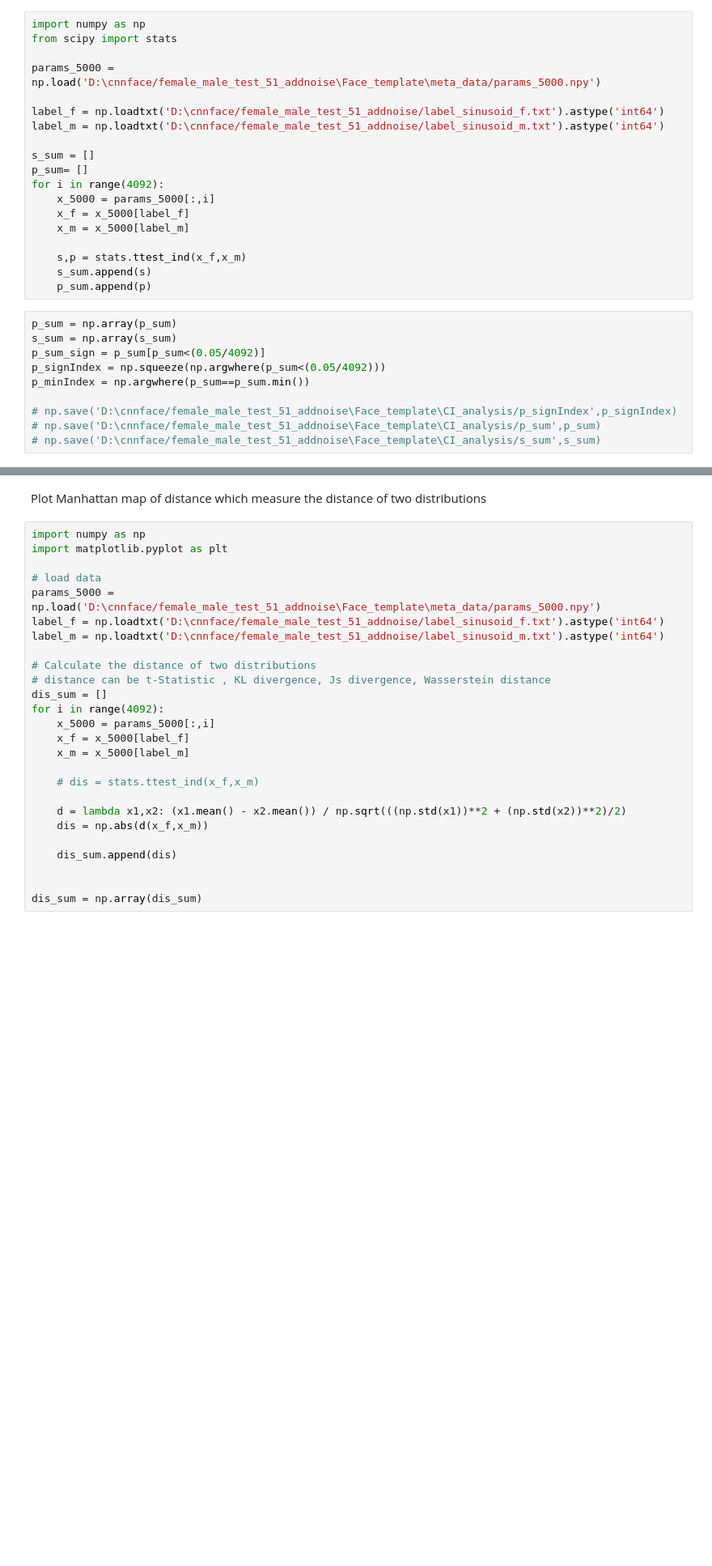
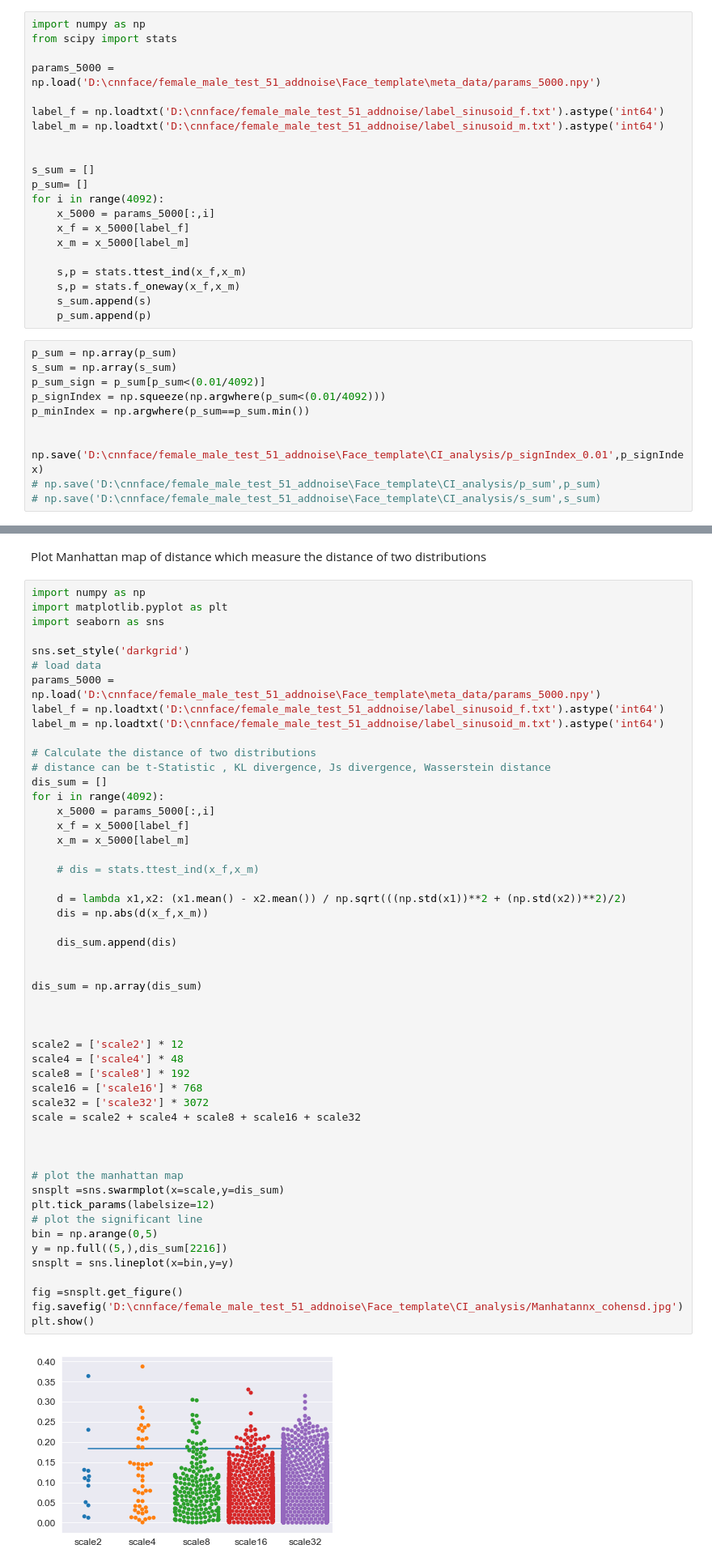
Before and after one commit to YukunQu/cnnface, a Jupyter notebook: analysis/CI_analysis.ipynb, the cells around one changed output, grey strips where cells are left out. Shown at 81% size. Drawn from its saved outputs; the diff is of its cells as text; blank space fills up the shorter version.

Commit message:
add effect heatmap and fix bugs

```diff
--- a/analysis/CI_analysis.ipynb
+++ b/analysis/CI_analysis.ipynb
@@ -113,6 +113,7 @@ params_5000 = np.load('D:\cnnface/female_male_test_51_addnoise\Face_template\met
 label_f = np.loadtxt('D:\cnnface/female_male_test_51_addnoise/label_sinusoid_f.txt').astype('int64')
 label_m = np.loadtxt('D:\cnnface/female_male_test_51_addnoise/label_sinusoid_m.txt').astype('int64')
 
+
 s_sum = []
 p_sum= []
 for i in range(4092):
@@ -121,15 +122,17 @@ for i in range(4092):
     x_m = x_5000[label_m]
 
     s,p = stats.ttest_ind(x_f,x_m)
+    s,p = stats.f_oneway(x_f,x_m)
     s_sum.append(s)
     p_sum.append(p)
 # %%
 p_sum = np.array(p_sum)
 s_sum = np.array(s_sum)
-p_sum_sign = p_sum[p_sum<(0.05/4092)]
-p_signIndex = np.squeeze(np.argwhere(p_sum<(0.05/4092)))
+p_sum_sign = p_sum[p_sum<(0.01/4092)]
+p_signIndex = np.squeeze(np.argwhere(p_sum<(0.01/4092)))
 p_minIndex = np.argwhere(p_sum==p_sum.min())
 
-# np.save('D:\cnnface/female_male_test_51_addnoise\Face_template\CI_analysis/p_signIndex',p_signIndex)
+
+np.save('D:\cnnface/female_male_test_51_addnoise\Face_template\CI_analysis/p_signIndex_0.01',p_signIndex)
 # np.save('D:\cnnface/female_male_test_51_addnoise\Face_template\CI_analysis/p_sum',p_sum)
 # np.save('D:\cnnface/female_male_test_51_addnoise\Face_template\CI_analysis/s_sum',s_sum)
@@ -217,26 +224,53 @@ Plot Manhattan map of distance which measure the distance of two distributions
 # %%
 import numpy as np
 import matplotlib.pyplot as plt
+import seaborn as sns
 
+sns.set_style('darkgrid')
 # load data
 params_5000 = np.load('D:\cnnface/female_male_test_51_addnoise\Face_template\meta_data/params_5000.npy')
 label_f = np.loadtxt('D:\cnnface/female_male_test_51_addnoise/label_sinusoid_f.txt').astype('int64')
 label_m = np.loadtxt('D:\cnnface/female_male_test_51_addnoise/label_sinusoid_m.txt').astype('int64')
 
 # Calculate the distance of two distributions
 # distance can be t-Statistic , KL divergence, Js divergence, Wasserstein distance
 dis_sum = []
 for i in range(4092):
     x_5000 = params_5000[:,i]
     x_f = x_5000[label_f]
     x_m = x_5000[label_m]
 
     # dis = stats.ttest_ind(x_f,x_m)
 
     d = lambda x1,x2: (x1.mean() - x2.mean()) / np.sqrt(((np.std(x1))**2 + (np.std(x2))**2)/2)
     dis = np.abs(d(x_f,x_m))
 
     dis_sum.append(dis)
 
 
 dis_sum = np.array(dis_sum)
+
+
+
+scale2 = ['scale2'] * 12
+scale4 = ['scale4'] * 48
+scale8 = ['scale8'] * 192
+scale16 = ['scale16'] * 768
+scale32 = ['scale32'] * 3072
+scale = scale2 + scale4 + scale8 + scale16 + scale32
+
+
+
+# plot the manhattan map
+snsplt =sns.swarmplot(x=scale,y=dis_sum)
+plt.tick_params(labelsize=12)
+# plot the significant line
+bin = np.arange(0,5)
+y = np.full((5,),dis_sum[2216])
+snsplt = sns.lineplot(x=bin,y=y)
+
+fig =snsplt.get_figure()
+fig.savefig('D:\cnnface/female_male_test_51_addnoise\Face_template\CI_analysis/Manhatannx_cohensd.jpg')
+plt.show()
+# %% [output]
+[figure, added]
```
Also changed, not shown: parts of 1 cell of this notebook, 7 other files.
